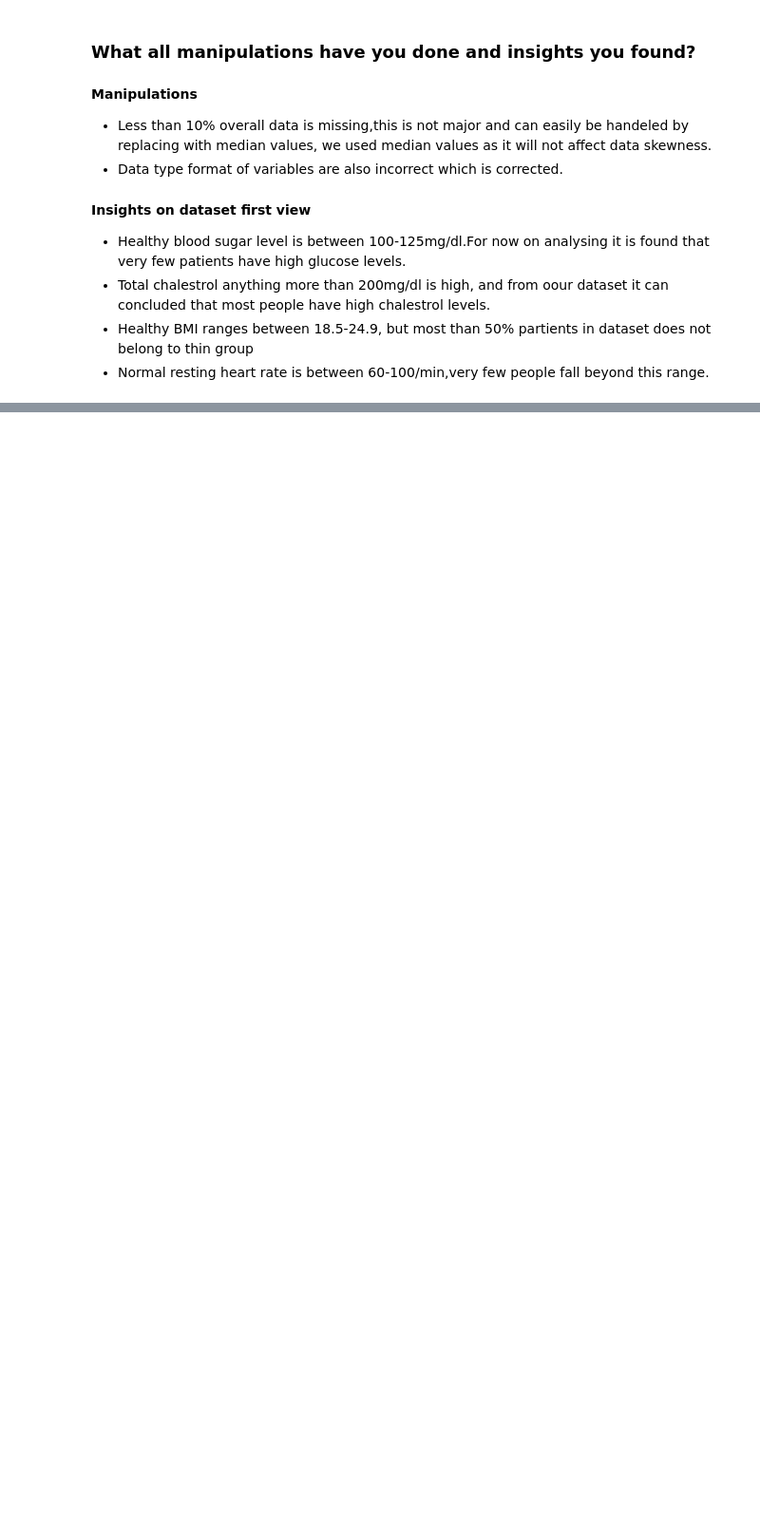
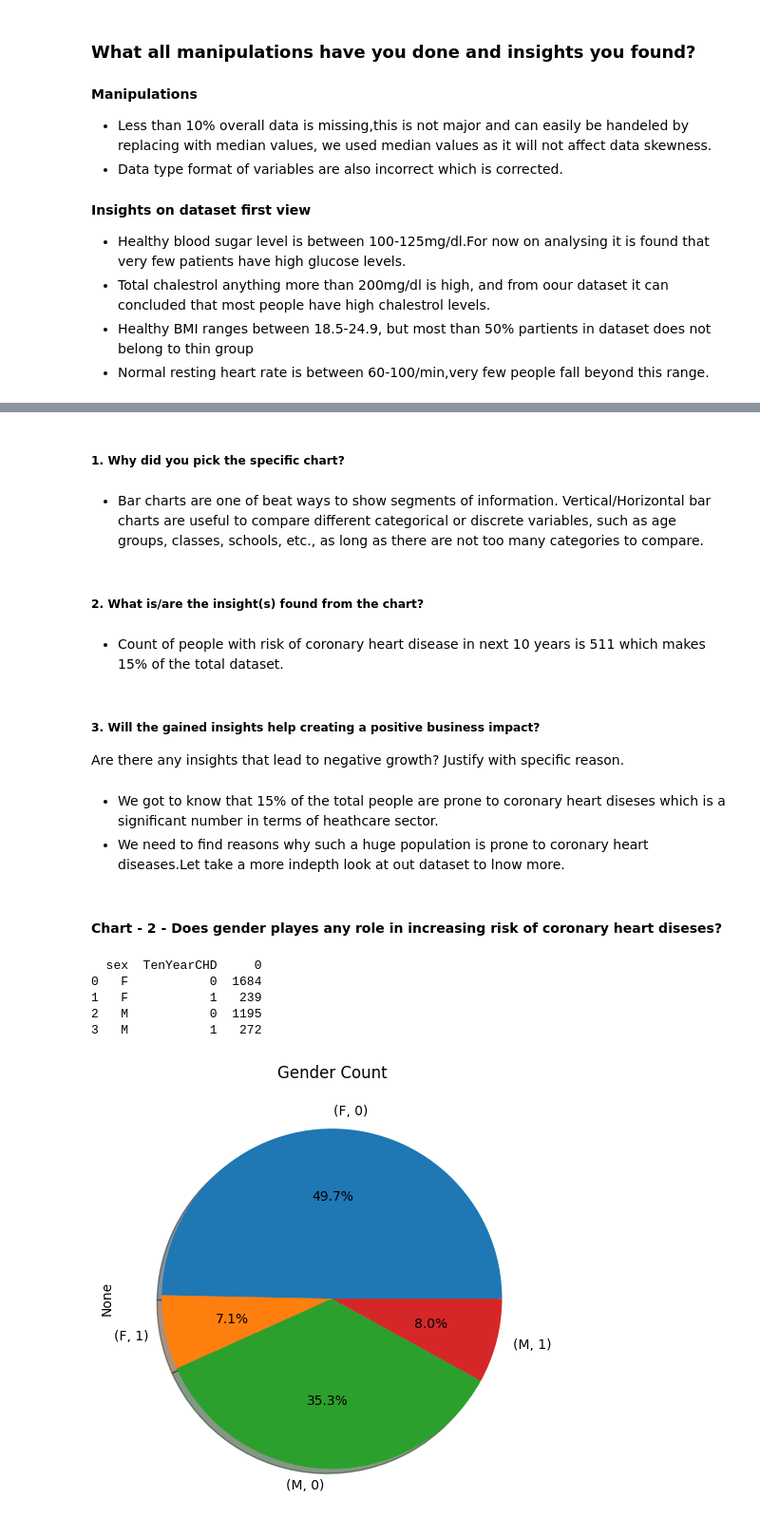
Before and after one commit to Rajat-Sri/Capstone-3-Cardiovascular-Risk-Prediction, a Jupyter notebook: Cardiovascular_Risk_Prediction.ipynb, the cells around one changed output, grey strips where cells are left out. Shown at 95% size. Saved outputs shown, nothing was run; the diff lists cells and outputs as text; code cells hidden in the pictures; blank space fills up the shorter version.

```diff
--- a/Cardiovascular_Risk_Prediction.ipynb
+++ b/Cardiovascular_Risk_Prediction.ipynb
@@ -356,0 +382,34 @@ df.head(10)
+# %% [markdown]
+##### 1. Why did you pick the specific chart?
+# %% [markdown]
+- Bar charts are one of beat ways to show segments of information. Vertical/Horizontal bar charts are useful to compare different categorical or discrete variables, such as age groups, classes, schools, etc., as long as there are not too many categories to compare.
+# %% [markdown]
+##### 2. What is/are the insight(s) found from the chart?
+# %% [markdown]
+- Count of people with risk of coronary heart disease in next 10 years is 511 which makes 15% of the total dataset.
+# %% [markdown]
+##### 3. Will the gained insights help creating a positive business impact?
+Are there any insights that lead to negative growth? Justify with specific reason.
+# %% [markdown]
+- We got to know that 15% of the total people are prone to coronary heart diseses which is a significant number in terms of heathcare sector.
+- We need to find reasons why such a huge population is prone to coronary heart diseases.Let take a more indepth look at out dataset to lnow more.
+# %% [markdown]
+#### Chart - 2 - Does gender playes any role in increasing risk of coronary heart diseses?
+# %%
+# Chart - 2 visualization code
+
+# Analysing the distribution
+
+plot_2 = newdf.groupby(['sex', 'TenYearCHD']).size().reset_index()
+print(plot_2)
+
+#Visualizing using pie chart
+newdf.groupby(['sex', 'TenYearCHD']).size().plot.pie(title='Gender Count', figsize=(10,5), autopct='%1.1f%%', shadow=True)
+plt.show()
+# %% [output]
+  sex  TenYearCHD     0
+0   F           0  1684
+1   F           1   239
+2   M           0  1195
+3   M           1   272
+[figure, added]
```
Also changed, not shown: parts of 111 cells of this notebook.
